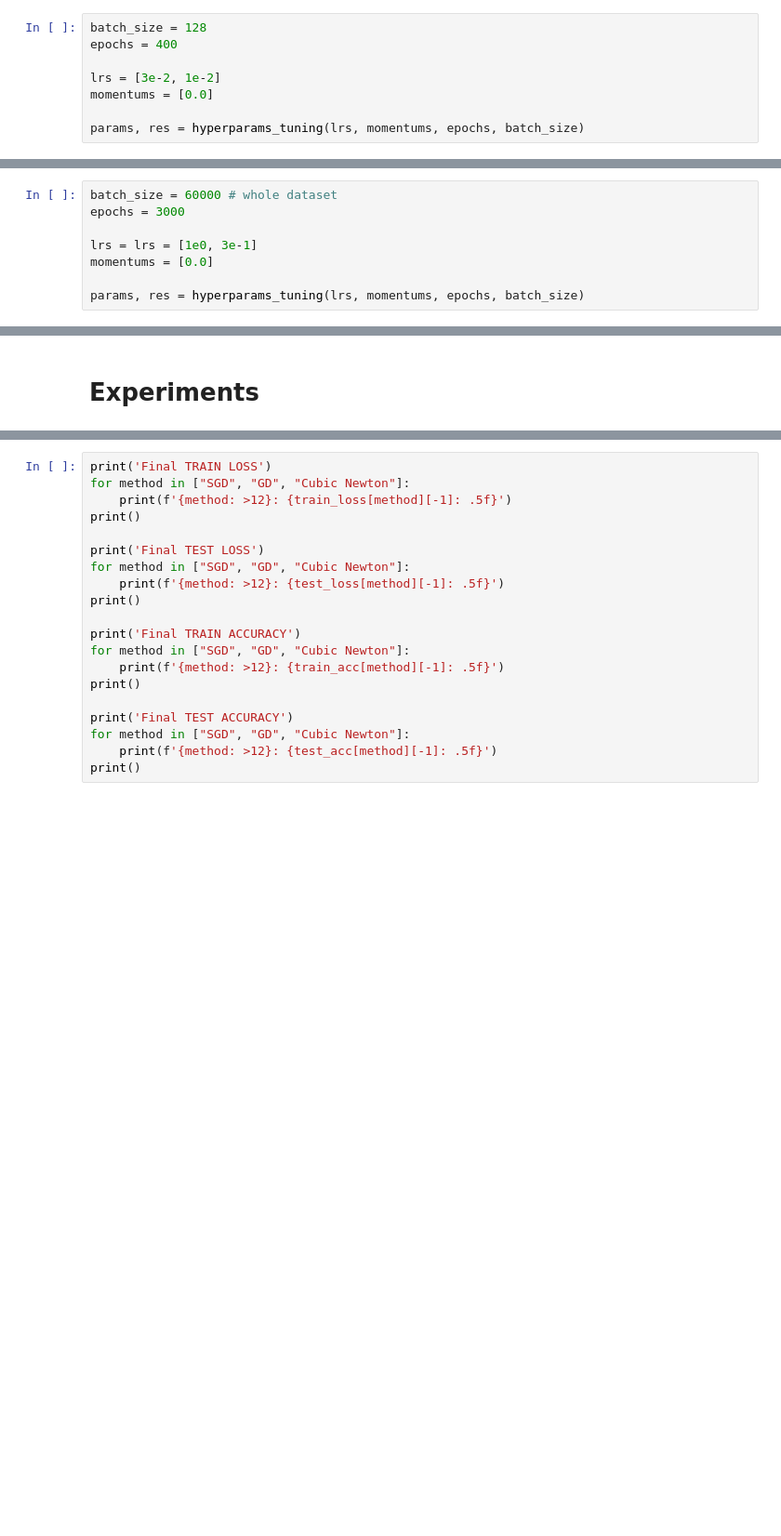
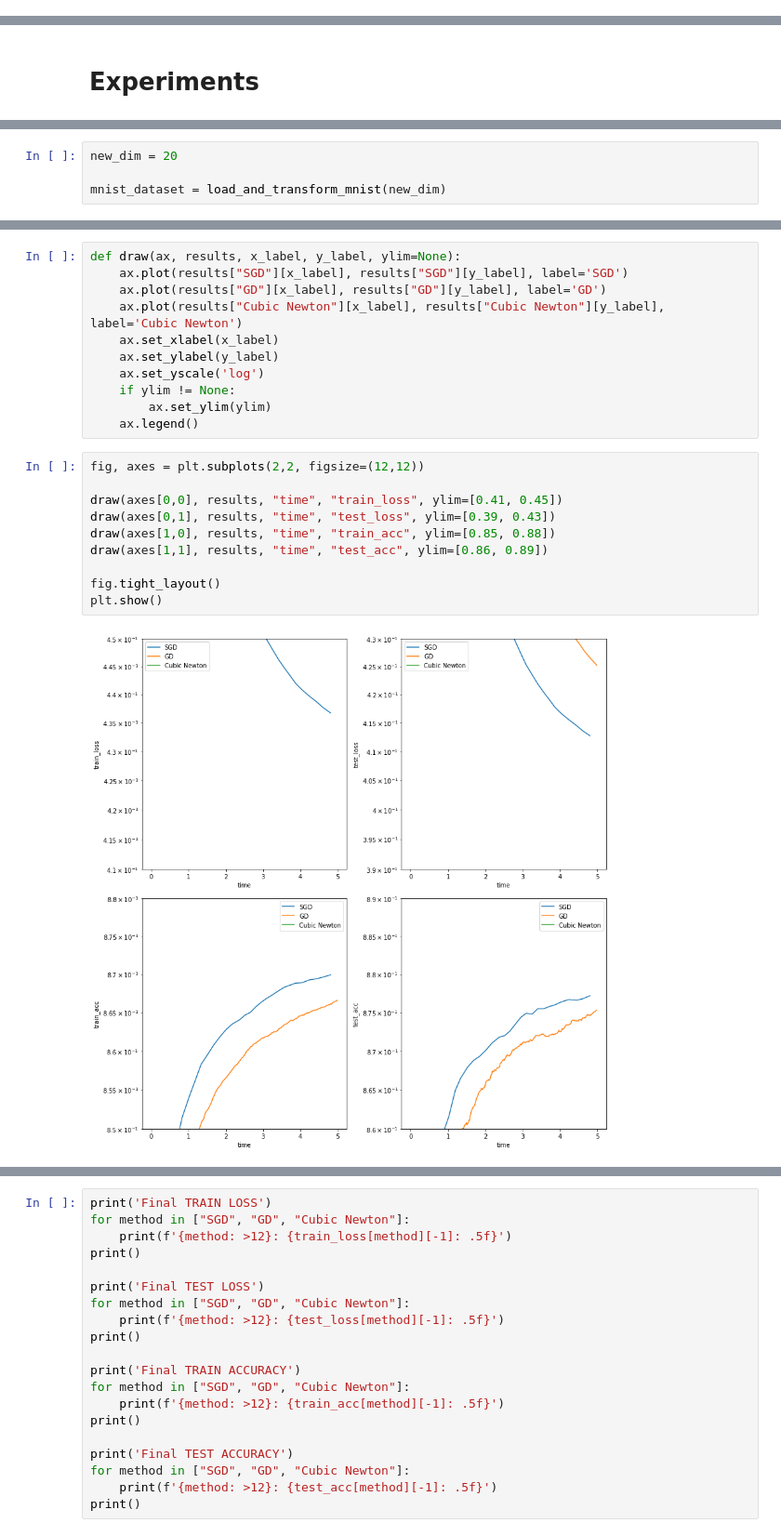
Before and after one commit to DenisPushkin/Cubic_Newton, a Jupyter notebook: mnist_experiments.ipynb, the cells around one changed output, grey strips where cells are left out. Shown at 93% size. Saved outputs shown, nothing was run; the diff lists cells and outputs as text; blank space fills up the shorter version.

```diff
--- a/mnist_experiments.ipynb
+++ b/mnist_experiments.ipynb
@@ -199,11 +207,3 @@ def hyperparams_tuning(lrs, momentums, epochs, batch_size):
     return params, res
 # %% [markdown]
 ### SGD
-# %%
-batch_size = 128
-epochs = 400
-
-lrs = [3e-2, 1e-2]
-momentums = [0.0]
-
-params, res = hyperparams_tuning(lrs, momentums, epochs, batch_size)
@@ -240,11 +218,3 @@ lr:  0.0100, mom: [0.0] test loss =  0.39521
 best lr = 0.01
 # %% [markdown]
 ### GD
-# %%
-batch_size = 60000 # whole dataset
-epochs = 3000
-
-lrs = lrs = [1e0, 3e-1]
-momentums = [0.0]
-
-params, res = hyperparams_tuning(lrs, momentums, epochs, batch_size)
@@ -293 +231,5 @@ X_train, y_train, X_test, y_test = load_and_transform_mnist(k)
+# %%
+new_dim = 20
+
+mnist_dataset = load_and_transform_mnist(new_dim)
 # %%
@@ -388,0 +293,23 @@ plt.show()
+# %%
+def draw(ax, results, x_label, y_label, ylim=None):
+    ax.plot(results["SGD"][x_label], results["SGD"][y_label], label='SGD')
+    ax.plot(results["GD"][x_label], results["GD"][y_label], label='GD')
+    ax.plot(results["Cubic Newton"][x_label], results["Cubic Newton"][y_label], label='Cubic Newton')
+    ax.set_xlabel(x_label)
+    ax.set_ylabel(y_label)
+    ax.set_yscale('log')
+    if ylim != None:
+        ax.set_ylim(ylim)
+    ax.legend()
+# %%
+fig, axes = plt.subplots(2,2, figsize=(12,12))
+
+draw(axes[0,0], results, "time", "train_loss", ylim=[0.41, 0.45])
+draw(axes[0,1], results, "time", "test_loss", ylim=[0.39, 0.43])
+draw(axes[1,0], results, "time", "train_acc", ylim=[0.85, 0.88])
+draw(axes[1,1], results, "time", "test_acc", ylim=[0.86, 0.89])
+
+fig.tight_layout()
+plt.show()
+# %% [output]
+[figure, added]
```
Also changed, not shown: parts of 15 cells of this notebook.
